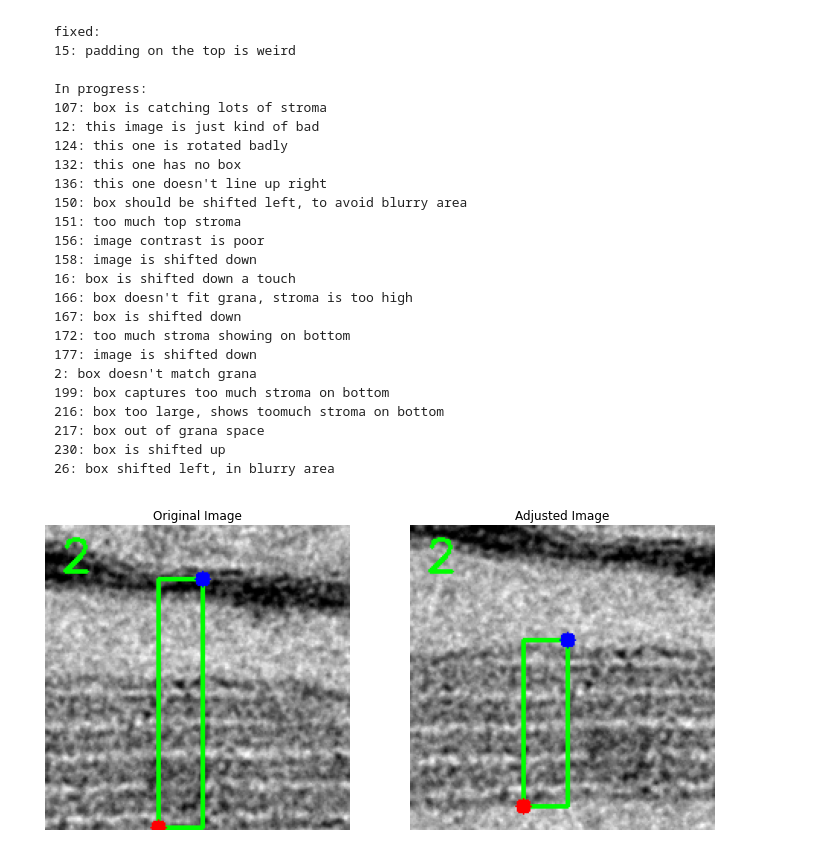
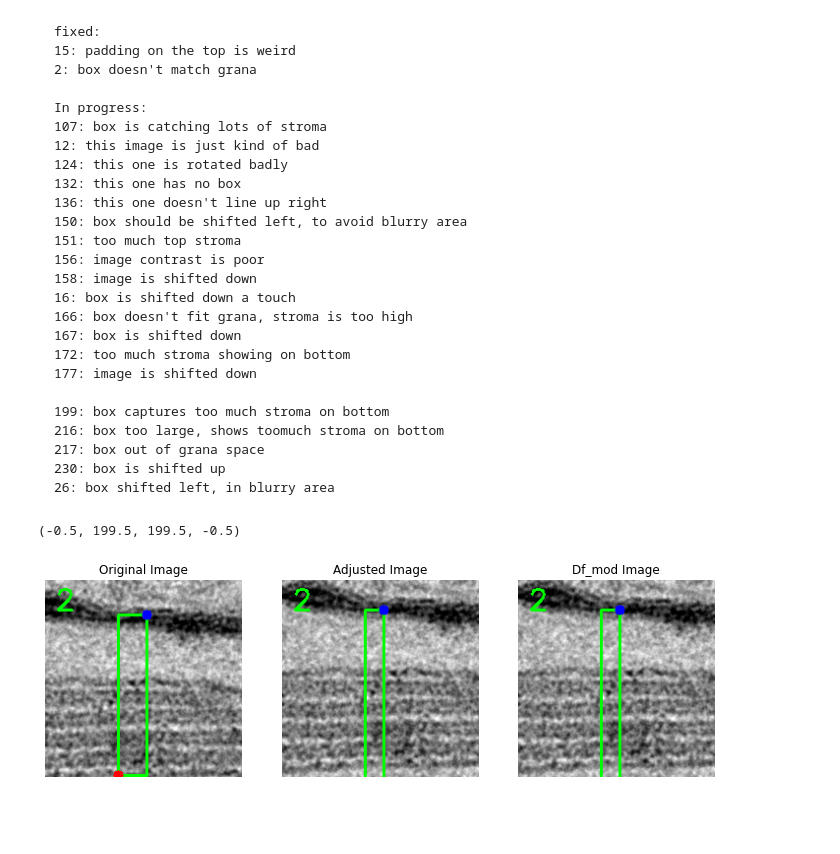
Before and after one commit to fieryWalrus1002/gapfinder_images, a Jupyter notebook: 7_a_fix_weird_roi.ipynb, the cells around one changed output. Saved outputs shown, nothing was run; the diff lists cells and outputs as text; code cells hidden in the pictures; blank space fills up the shorter version.

````diff
--- a/7_a_fix_weird_roi.ipynb
+++ b/7_a_fix_weird_roi.ipynb
@@ -71,6 +71,7 @@ def adjust_box(df, strip, dx1, dy1, dx2, dy2):
 ```
 fixed:
 15: padding on the top is weird
+2: box doesn't match grana
 
 In progress:
 107: box is catching lots of stroma
@@ -87,7 +88,7 @@ In progress:
 167: box is shifted down
 172: too much stroma showing on bottom
 177: image is shifted down
-2: box doesn't match grana
+
 199: box captures too much stroma on bottom
 216: box too large, shows toomuch stroma on bottom
 217: box out of grana space
@@ -97,43 +98,64 @@ In progress:
 # %%
 # strip number
 strip = 2
+centroid_adj = (-10, 25)
+box_adj = (10, 12, 0, -5)
 
 # load df
 df = pandas.read_csv('081624_roi_metadata.csv')
 
 # if 081624_roi_metadata_mod.csv doesn't exist, create it by saving the original df
 try:
     df_mod = pandas.read_csv('081624_roi_metadata_mod.csv')
 except FileNotFoundError:
     print("Creating the 081624_roi_metadata_mod.csv file")
     df.to_csv('081624_roi_metadata_mod.csv', index=False)
 
 # make a copy to avoid modifying the original dataframe
 df2 = df.copy()
 
-df2 = shift_centroid(df2, strip=strip, dx=-20, dy=50)
+df2 = shift_centroid(df2, strip=strip, dx=centroid_adj[0], dy=centroid_adj[1])
 
 # alter the df2 to adjust the x1, y1, x2, y2 values
-df2 = adjust_box(df2, strip=strip, dx1=0, dy1=-14, dx2=0, dy2=40)
+df2 = adjust_box(df2, strip=strip, dx1=box_adj[0], dy1=box_adj[1], dx2=box_adj[2], dy2=box_adj[3])
 
 # get the image for the strip
 image = get_roi_image(df2, strip)
 
 # show the image in a plot, with the unchanged image on the left and the changed image on the right
 plt.figure(figsize=(12, 6))
 
-plt.subplot(1, 2, 1)
+plt.subplot(1, 3, 1)
 # label the image with the strip number
 plt.title('Original Image')
 plt.imshow(cv2.cvtColor(get_roi_image(df, strip), cv2.COLOR_BGR2RGB))
 plt.axis('off')
 
-plt.subplot(1, 2, 2)
+plt.subplot(1, 3, 2)
 plt.title('Adjusted Image')
 plt.imshow(cv2.cvtColor(image, cv2.COLOR_BGR2RGB))
 plt.axis('off')
 
-# now save df2 to 081624_roi_metadata_mod.csv
-df2.to_csv('081624_roi_metadata_mod.csv', index=False)
+# find the row in the dataframe that corresponds to the strip
+row = df2[df2['strip'] == strip].iloc[0]
+
+# assign that to df_mod in the same way
+df_mod[df_mod['strip'] == strip] = row
+
+# save the modified dataframe to disk
+df_mod.to_csv('081624_roi_metadata_mod.csv', index=False)
+
+# now load it from disk to ensure we saved it correctly
+df_mod = pandas.read_csv('081624_roi_metadata_mod.csv')
+
+# load the mod_image from the df_mod dataframe
+mod_image = get_roi_image(df_mod, strip)
+
+# plot the image to ensure the changes were saved correctly
+plt.subplot(1, 3, 3)
+plt.title('Df_mod Image')
+plt.imshow(cv2.cvtColor(mod_image, cv2.COLOR_BGR2RGB))
+plt.axis('off')
 # %% [output]
+(-0.5, 199.5, 199.5, -0.5)
-[figure, old version]
+[figure, new version]
````
Also changed, not shown: parts of 2 cells of this notebook, 1 other file.
